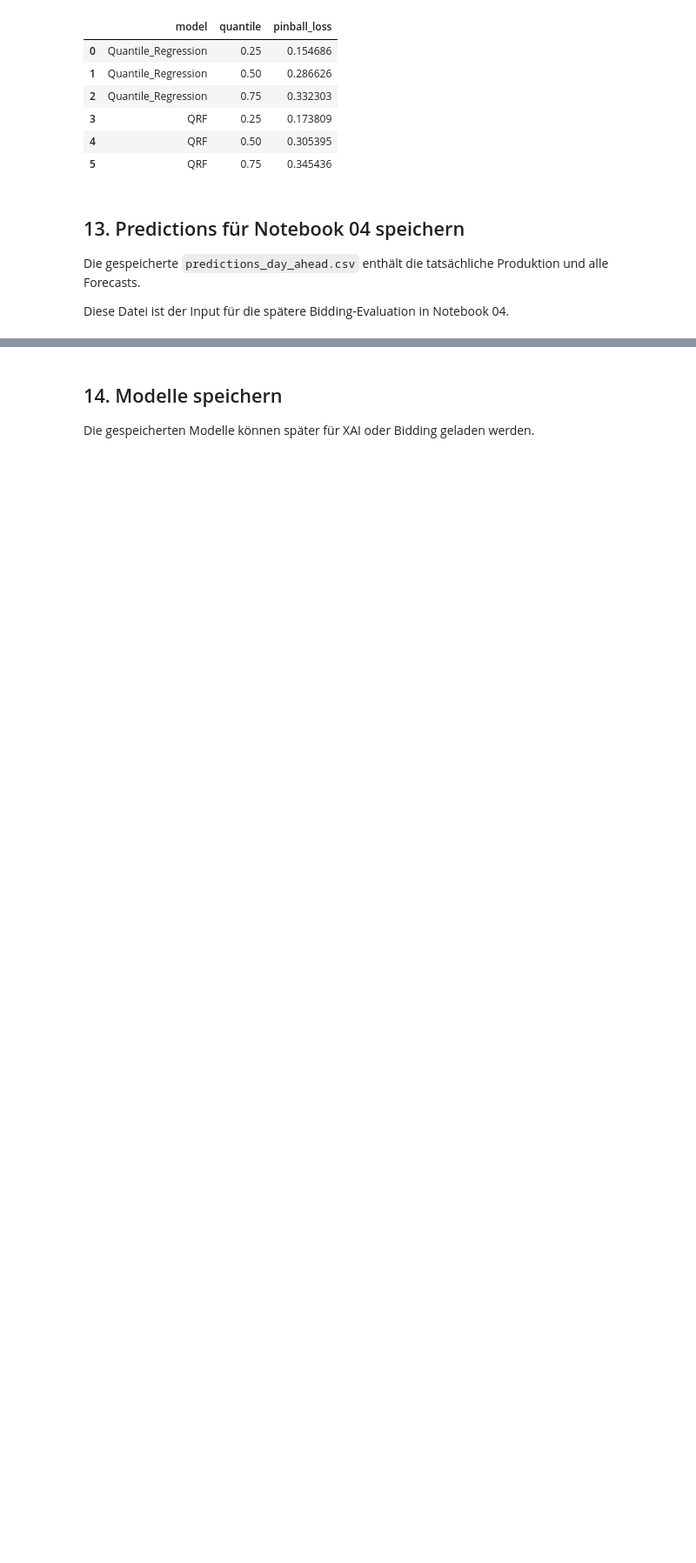
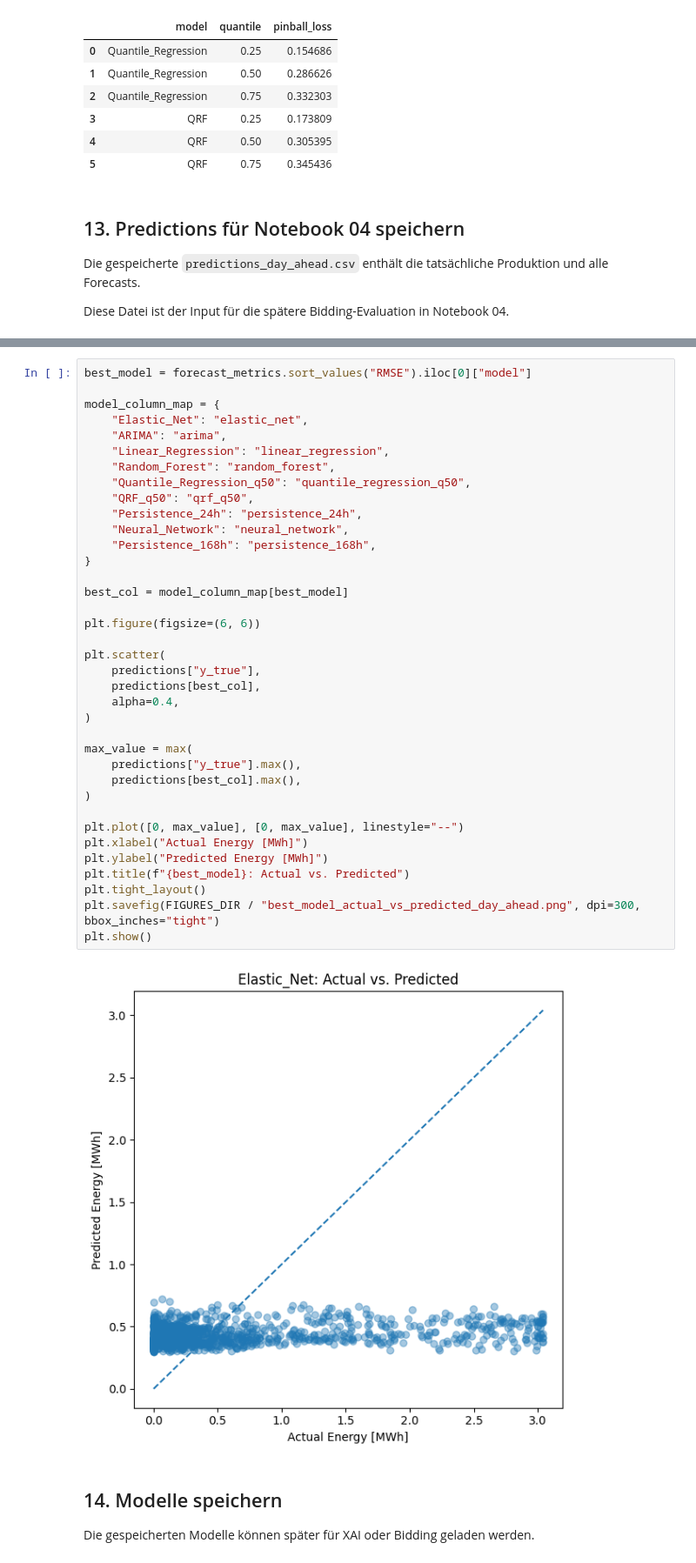
Before and after one commit to noahweis-uni/wind_bidding_project, a Jupyter notebook: notebooks/03_forecasting_models_day_ahead.ipynb, the cells around one changed output, grey strips where cells are left out. Shown at 87% size. Cells and saved outputs as stored; diff of their text form; blank space fills up the shorter version.

```diff
--- a/notebooks/03_forecasting_models_day_ahead.ipynb
+++ b/notebooks/03_forecasting_models_day_ahead.ipynb
@@ -539,3 +541,42 @@ plt.show()
+# %%
+best_model = forecast_metrics.sort_values("RMSE").iloc[0]["model"]
+
+model_column_map = {
+    "Elastic_Net": "elastic_net",
+    "ARIMA": "arima",
+    "Linear_Regression": "linear_regression",
+    "Random_Forest": "random_forest",
+    "Quantile_Regression_q50": "quantile_regression_q50",
+    "QRF_q50": "qrf_q50",
+    "Persistence_24h": "persistence_24h",
+    "Neural_Network": "neural_network",
+    "Persistence_168h": "persistence_168h",
+}
+
+best_col = model_column_map[best_model]
+
+plt.figure(figsize=(6, 6))
+
+plt.scatter(
+    predictions["y_true"],
+    predictions[best_col],
+    alpha=0.4,
+)
+
+max_value = max(
+    predictions["y_true"].max(),
+    predictions[best_col].max(),
+)
+
+plt.plot([0, max_value], [0, max_value], linestyle="--")
+plt.xlabel("Actual Energy [MWh]")
+plt.ylabel("Predicted Energy [MWh]")
+plt.title(f"{best_model}: Actual vs. Predicted")
+plt.tight_layout()
+plt.savefig(FIGURES_DIR / "best_model_actual_vs_predicted_day_ahead.png", dpi=300, bbox_inches="tight")
+plt.show()
+# %% [output]
+[figure, added]
 # %% [markdown]
 ## 14. Modelle speichern
 
```
Also changed, not shown: parts of 2 cells of this notebook, 3 other files.
